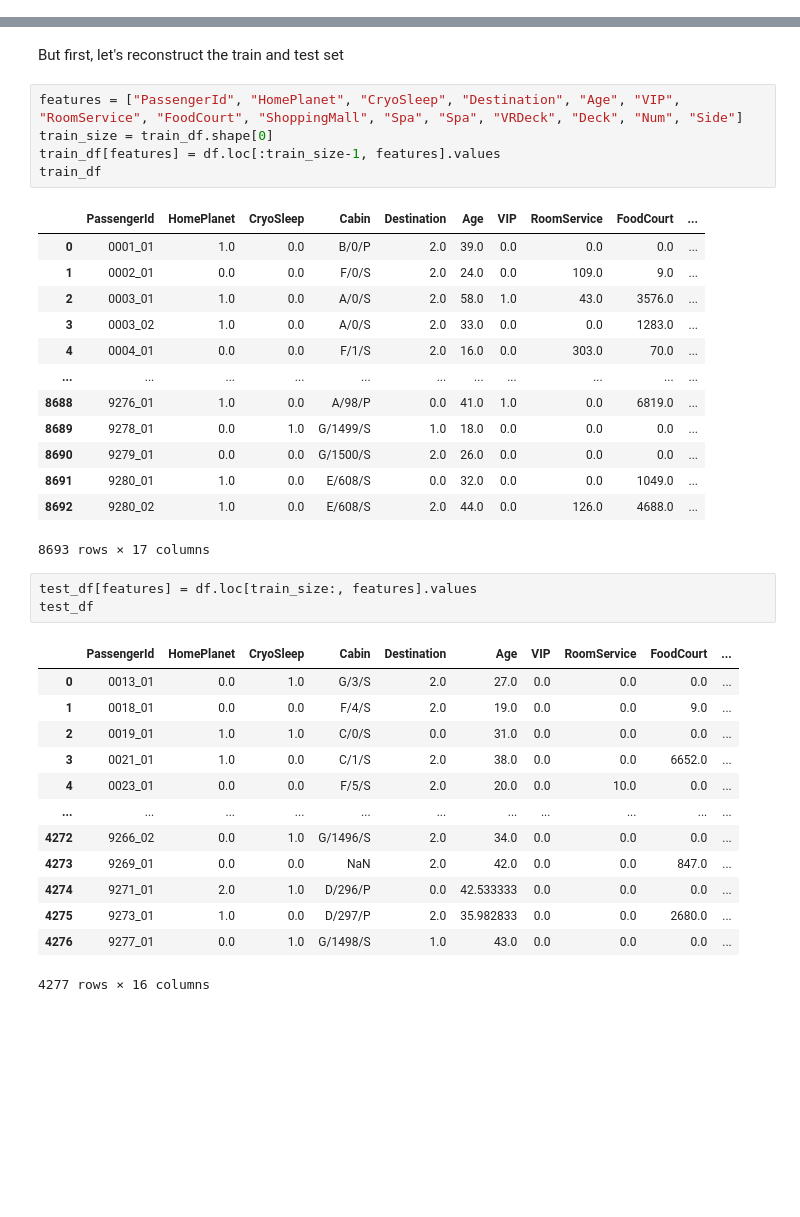
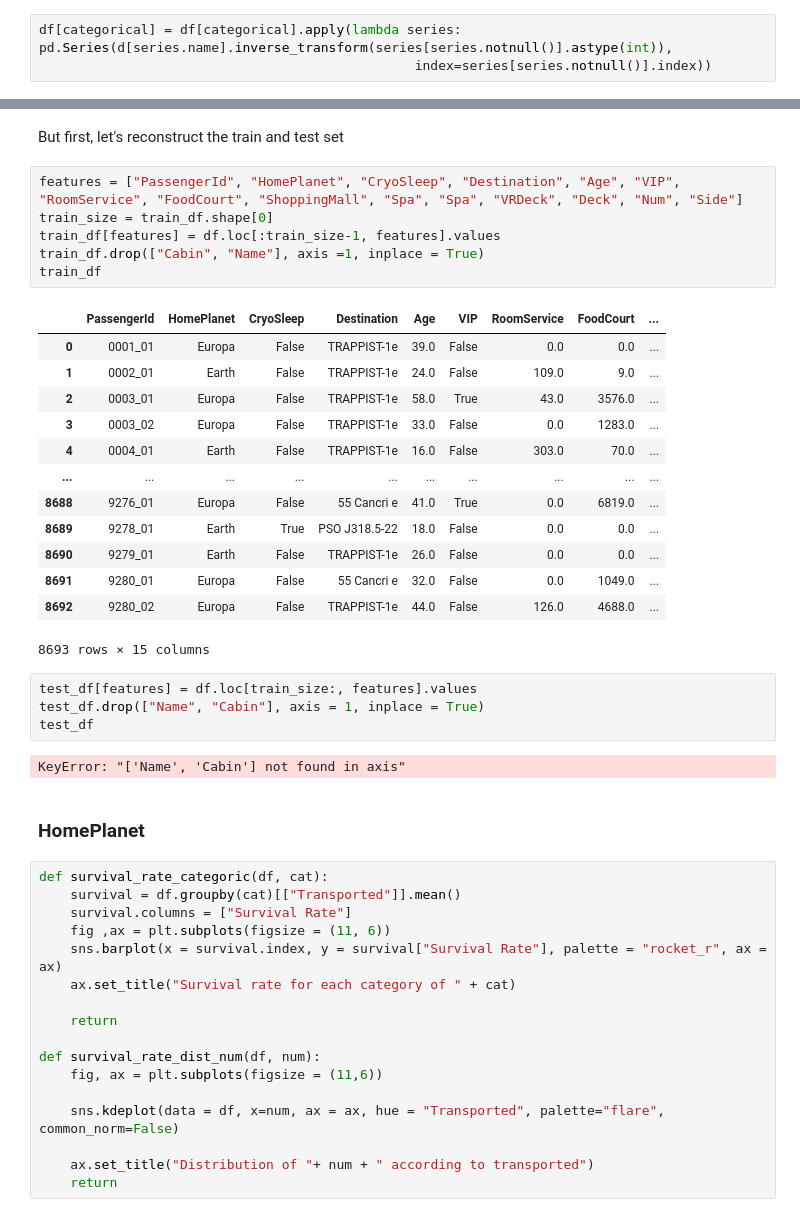
Before and after one commit to jvtdegelo/kaggle_competitions, a Jupyter notebook: SpaceshipTitanic/eda.ipynb, the cells around one changed output, grey strips where cells are left out. Cells and saved outputs as stored; diff of their text form; blank space fills up the shorter version.

```diff
--- a/SpaceshipTitanic/eda.ipynb
+++ b/SpaceshipTitanic/eda.ipynb
@@ -331,6 +334,9 @@ imputer = IterativeImputer(estimator=RandomForestRegressor(),
                             max_iter=10, random_state=0)
 
 df[categorical+numerical] = imputer.fit_transform(df[categorical+numerical])
+# %%
+df[categorical] = df[categorical].apply(lambda series: pd.Series(d[series.name].inverse_transform(series[series.notnull()].astype(int)),
+                                                index=series[series.notnull()].index))
 # %%
 df.info()
 # %% [output]
@@ -384,36 +390,45 @@ But first, let's reconstruct the train and test set
 # %%
 features = ["PassengerId", "HomePlanet", "CryoSleep", "Destination", "Age", "VIP", "RoomService", "FoodCourt", "ShoppingMall", "Spa", "Spa", "VRDeck", "Deck", "Num", "Side"]
 train_size = train_df.shape[0]
 train_df[features] = df.loc[:train_size-1, features].values
+train_df.drop(["Cabin", "Name"], axis =1, inplace = True)
 train_df
 # %% [output]
-|  | PassengerId | HomePlanet | CryoSleep | Cabin | Destination | Age | VIP | RoomService | FoodCourt | ... |
-| 0 | 0001_01 | 1.0 | 0.0 | B/0/P | 2.0 | 39.0 | 0.0 | 0.0 | 0.0 | ... |
-| 1 | 0002_01 | 0.0 | 0.0 | F/0/S | 2.0 | 24.0 | 0.0 | 109.0 | 9.0 | ... |
-| 2 | 0003_01 | 1.0 | 0.0 | A/0/S | 2.0 | 58.0 | 1.0 | 43.0 | 3576.0 | ... |
-| 3 | 0003_02 | 1.0 | 0.0 | A/0/S | 2.0 | 33.0 | 0.0 | 0.0 | 1283.0 | ... |
-| 4 | 0004_01 | 0.0 | 0.0 | F/1/S | 2.0 | 16.0 | 0.0 | 303.0 | 70.0 | ... |
-| ... | ... | ... | ... | ... | ... | ... | ... | ... | ... | ... |
-| 8688 | 9276_01 | 1.0 | 0.0 | A/98/P | 0.0 | 41.0 | 1.0 | 0.0 | 6819.0 | ... |
-| 8689 | 9278_01 | 0.0 | 1.0 | G/1499/S | 1.0 | 18.0 | 0.0 | 0.0 | 0.0 | ... |
-| 8690 | 9279_01 | 0.0 | 0.0 | G/1500/S | 2.0 | 26.0 | 0.0 | 0.0 | 0.0 | ... |
-| 8691 | 9280_01 | 1.0 | 0.0 | E/608/S | 0.0 | 32.0 | 0.0 | 0.0 | 1049.0 | ... |
-| 8692 | 9280_02 | 1.0 | 0.0 | E/608/S | 2.0 | 44.0 | 0.0 | 126.0 | 4688.0 | ... |
+|  | PassengerId | HomePlanet | CryoSleep | Destination | Age | VIP | RoomService | FoodCourt | ... |
+| 0 | 0001_01 | Europa | False | TRAPPIST-1e | 39.0 | False | 0.0 | 0.0 | ... |
+| 1 | 0002_01 | Earth | False | TRAPPIST-1e | 24.0 | False | 109.0 | 9.0 | ... |
+| 2 | 0003_01 | Europa | False | TRAPPIST-1e | 58.0 | True | 43.0 | 3576.0 | ... |
+| 3 | 0003_02 | Europa | False | TRAPPIST-1e | 33.0 | False | 0.0 | 1283.0 | ... |
+| 4 | 0004_01 | Earth | False | TRAPPIST-1e | 16.0 | False | 303.0 | 70.0 | ... |
+| ... | ... | ... | ... | ... | ... | ... | ... | ... | ... |
+| 8688 | 9276_01 | Europa | False | 55 Cancri e | 41.0 | True | 0.0 | 6819.0 | ... |
+| 8689 | 9278_01 | Earth | True | PSO J318.5-22 | 18.0 | False | 0.0 | 0.0 | ... |
+| 8690 | 9279_01 | Earth | False | TRAPPIST-1e | 26.0 | False | 0.0 | 0.0 | ... |
+| 8691 | 9280_01 | Europa | False | 55 Cancri e | 32.0 | False | 0.0 | 1049.0 | ... |
+| 8692 | 9280_02 | Europa | False | TRAPPIST-1e | 44.0 | False | 126.0 | 4688.0 | ... |
-8693 rows × 17 columns
+8693 rows × 15 columns
 # %%
 test_df[features] = df.loc[train_size:, features].values
+test_df.drop(["Name", "Cabin"], axis = 1, inplace = True)
 test_df
 # %% [output]
-|  | PassengerId | HomePlanet | CryoSleep | Cabin | Destination | Age | VIP | RoomService | FoodCourt | ... |
-| 0 | 0013_01 | 0.0 | 1.0 | G/3/S | 2.0 | 27.0 | 0.0 | 0.0 | 0.0 | ... |
-| 1 | 0018_01 | 0.0 | 0.0 | F/4/S | 2.0 | 19.0 | 0.0 | 0.0 | 9.0 | ... |
-| 2 | 0019_01 | 1.0 | 1.0 | C/0/S | 0.0 | 31.0 | 0.0 | 0.0 | 0.0 | ... |
-| 3 | 0021_01 | 1.0 | 0.0 | C/1/S | 2.0 | 38.0 | 0.0 | 0.0 | 6652.0 | ... |
-| 4 | 0023_01 | 0.0 | 0.0 | F/5/S | 2.0 | 20.0 | 0.0 | 10.0 | 0.0 | ... |
-| ... | ... | ... | ... | ... | ... | ... | ... | ... | ... | ... |
-| 4272 | 9266_02 | 0.0 | 1.0 | G/1496/S | 2.0 | 34.0 | 0.0 | 0.0 | 0.0 | ... |
-| 4273 | 9269_01 | 0.0 | 0.0 | NaN | 2.0 | 42.0 | 0.0 | 0.0 | 847.0 | ... |
-| 4274 | 9271_01 | 2.0 | 1.0 | D/296/P | 0.0 | 42.533333 | 0.0 | 0.0 | 0.0 | ... |
-| 4275 | 9273_01 | 1.0 | 0.0 | D/297/P | 2.0 | 35.982833 | 0.0 | 0.0 | 2680.0 | ... |
-| 4276 | 9277_01 | 0.0 | 1.0 | G/1498/S | 1.0 | 43.0 | 0.0 | 0.0 | 0.0 | ... |
-4277 rows × 16 columns
+KeyError: "['Name', 'Cabin'] not found in axis"
+# %% [markdown]
+### HomePlanet
+# %%
+def survival_rate_categoric(df, cat):
+    survival = df.groupby(cat)[["Transported"]].mean()
+    survival.columns = ["Survival Rate"]
+    fig ,ax = plt.subplots(figsize = (11, 6))
+    sns.barplot(x = survival.index, y = survival["Survival Rate"], palette = "rocket_r", ax = ax)
+    ax.set_title("Survival rate for each category of " + cat)
+
+    return
+
+def survival_rate_dist_num(df, num):
+    fig, ax = plt.subplots(figsize = (11,6))
+
+    sns.kdeplot(data = df, x=num, ax = ax, hue = "Transported", palette="flare", common_norm=False)
+
+    ax.set_title("Distribution of "+ num + " according to transported")
+    return
```
Also changed, not shown: parts of 48 cells of this notebook, 2 other files.
